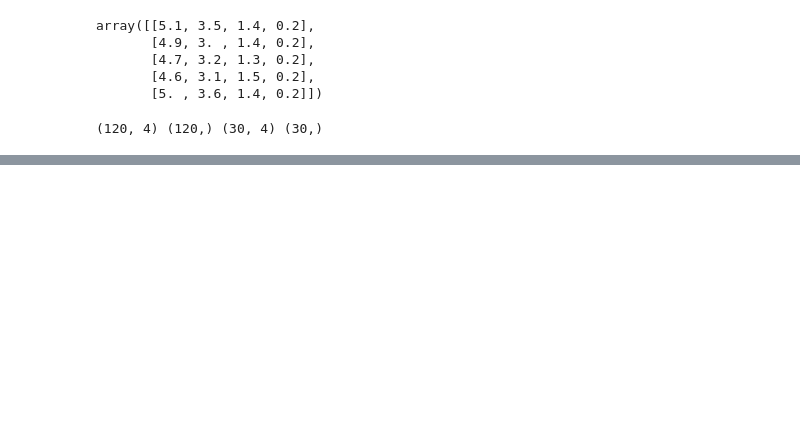
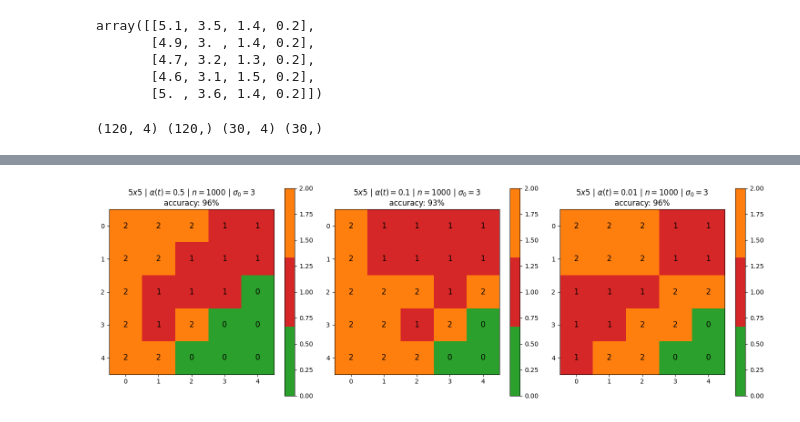
Before and after one commit to patrickpiresdev/data_science_uerj, a Jupyter notebook: Avaliacao2Kohonen.ipynb, the cells around one changed output, grey strips where cells are left out. Drawn from its saved outputs; the diff is of its cells as text; code cells hidden in the pictures; blank space fills up the shorter version.

```diff
--- a/Avaliacao2Kohonen.ipynb
+++ b/Avaliacao2Kohonen.ipynb
@@ -258,0 +218,9 @@ SOM training completed
+# %%
+max_learning_rate_experiment = [
+    {'map_size': 5, 'max_learning_rate': 0.5, 'n_iterations': 1000, 'sigma_0': 3},
+    {'map_size': 5, 'max_learning_rate': 0.1, 'n_iterations': 1000, 'sigma_0': 3},
+    {'map_size': 5, 'max_learning_rate': 0.01, 'n_iterations': 1000, 'sigma_0': 3}
+]
+execute_experiment(max_learning_rate_experiment)
+# %% [output]
+[figure, added]
```
Also changed, not shown: parts of 8 cells of this notebook.
